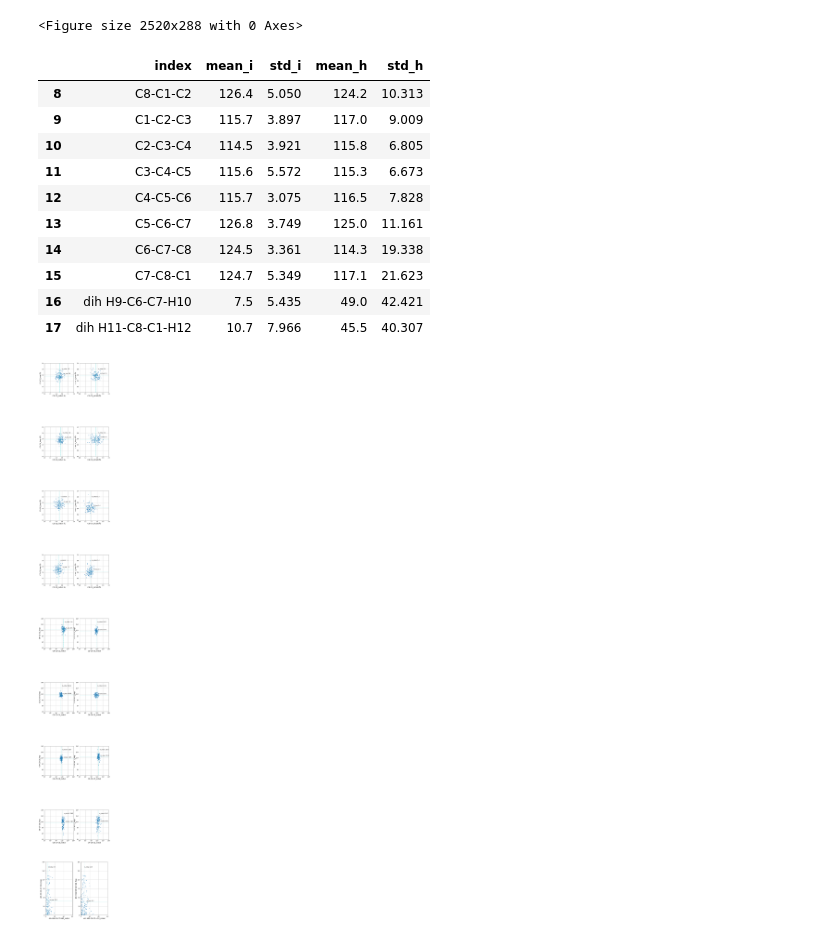
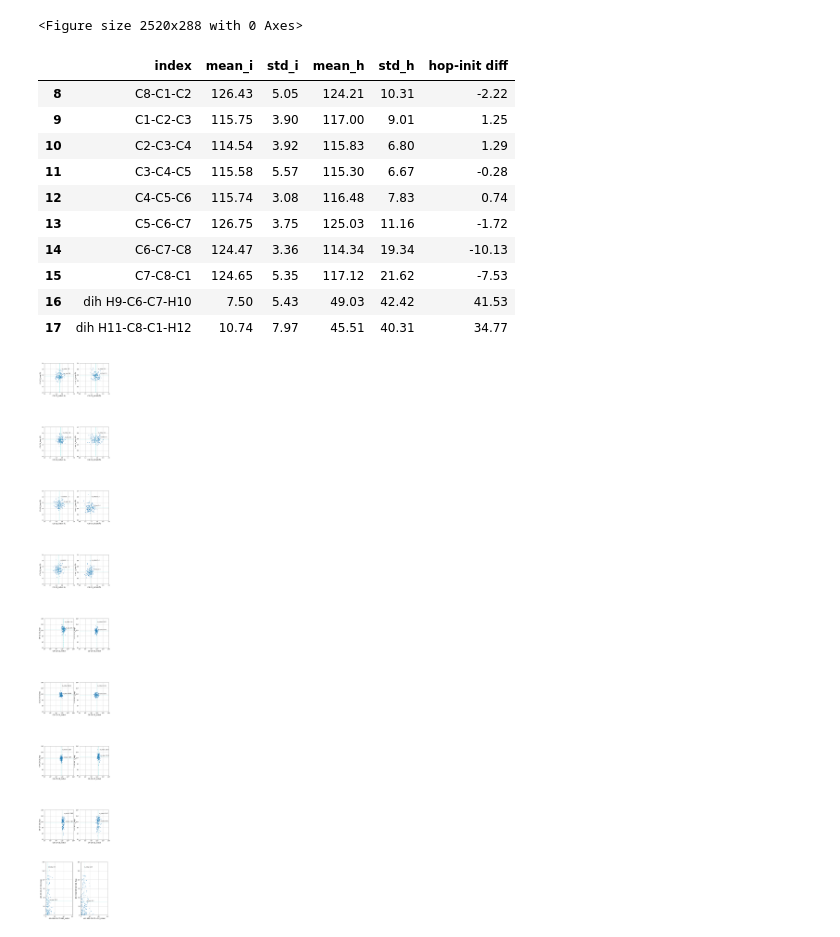
Before and after one commit to KhaiTTNguyen/Computational_Quantum_Chemistry, a Jupyter notebook: structural_influence_on_excited_state_dynamics/[Khai_Nguyen]_COD_IC_Visualization.ipynb, the cells around one changed output. Drawn from its saved outputs; the diff is of its cells as text; code cells hidden in the pictures.

```diff
--- a/structural_influence_on_excited_state_dynamics/[Khai_Nguyen]_COD_IC_Visualization.ipynb
+++ b/structural_influence_on_excited_state_dynamics/[Khai_Nguyen]_COD_IC_Visualization.ipynb
@@ -100,37 +100,41 @@ plt.savefig(output_path)
 <Figure size 2520x288 with 0 Axes>
 # %%
 # ------------------- Compute mean & stdv for dihedrals ----------------- #
+'''
+Change # sigfigs
+'''
 split_index = math.ceil(len(dih_merge.columns)/2)
-mean_initial = dih_merge.iloc[:,1:split_index].mean(axis=0).round(decimals=1).rename('mean_i').to_frame()
-mean_hop = dih_merge.iloc[:,split_index:].mean(axis=0).round(decimals=1).rename('mean_h').to_frame()
-std_initial = dih_merge.iloc[:,1:split_index].std(axis=0).round(decimals=3).rename('std_i').to_frame()
-std_hop = dih_merge.iloc[:,split_index:].std(axis=0).round(decimals=3).rename('std_h').to_frame()
+mean_initial = dih_merge.iloc[:,1:split_index].mean(axis=0).round(decimals=2).rename('mean_i').to_frame()
+mean_hop = dih_merge.iloc[:,split_index:].mean(axis=0).round(decimals=2).rename('mean_h').to_frame()
+std_initial = dih_merge.iloc[:,1:split_index].std(axis=0).round(decimals=2).rename('std_i').to_frame()
+std_hop = dih_merge.iloc[:,split_index:].std(axis=0).round(decimals=2).rename('std_h').to_frame()
 
 # ------------- set axis ----------------
 mean_initial.set_axis(hop_data.columns[1:], axis=0, inplace=True)
 mean_hop.set_axis(hop_data.columns[1:], axis=0, inplace=True)
 std_initial.set_axis(hop_data.columns[1:], axis=0, inplace=True)
 std_hop.set_axis(hop_data.columns[1:], axis=0, inplace=True)
 
 # Merge
 compare_mean = pd.concat([mean_initial, std_initial, mean_hop, std_hop], axis=1, sort=False).reset_index()                                           # axis{0/’index’, 1/’columns’},
 compare_mean.index = range(len(compare_mean))
+# compare_mean['hop-init diff'] = compare_mean['mean_h']-compare_mean['mean_i']
 
 # Strip all cols with C-H bonds
 # compare_mean.drop(range(8,20), axis=0, inplace=True)
 display(compare_mean.iloc[8:,:])
 # %% [output]
-|  | index | mean_i | std_i | mean_h | std_h |
-| 8 | C8-C1-C2 | 126.4 | 5.050 | 124.2 | 10.313 |
-| 9 | C1-C2-C3 | 115.7 | 3.897 | 117.0 | 9.009 |
-| 10 | C2-C3-C4 | 114.5 | 3.921 | 115.8 | 6.805 |
-| 11 | C3-C4-C5 | 115.6 | 5.572 | 115.3 | 6.673 |
-| 12 | C4-C5-C6 | 115.7 | 3.075 | 116.5 | 7.828 |
-| 13 | C5-C6-C7 | 126.8 | 3.749 | 125.0 | 11.161 |
-| 14 | C6-C7-C8 | 124.5 | 3.361 | 114.3 | 19.338 |
-| 15 | C7-C8-C1 | 124.7 | 5.349 | 117.1 | 21.623 |
-| 16 | dih H9-C6-C7-H10 | 7.5 | 5.435 | 49.0 | 42.421 |
-| 17 | dih H11-C8-C1-H12 | 10.7 | 7.966 | 45.5 | 40.307 |
+|  | index | mean_i | std_i | mean_h | std_h | hop-init diff |
+| 8 | C8-C1-C2 | 126.43 | 5.05 | 124.21 | 10.31 | -2.22 |
+| 9 | C1-C2-C3 | 115.75 | 3.90 | 117.00 | 9.01 | 1.25 |
+| 10 | C2-C3-C4 | 114.54 | 3.92 | 115.83 | 6.80 | 1.29 |
+| 11 | C3-C4-C5 | 115.58 | 5.57 | 115.30 | 6.67 | -0.28 |
+| 12 | C4-C5-C6 | 115.74 | 3.08 | 116.48 | 7.83 | 0.74 |
+| 13 | C5-C6-C7 | 126.75 | 3.75 | 125.03 | 11.16 | -1.72 |
+| 14 | C6-C7-C8 | 124.47 | 3.36 | 114.34 | 19.34 | -10.13 |
+| 15 | C7-C8-C1 | 124.65 | 5.35 | 117.12 | 21.62 | -7.53 |
+| 16 | dih H9-C6-C7-H10 | 7.50 | 5.43 | 49.03 | 42.42 | 41.53 |
+| 17 | dih H11-C8-C1-H12 | 10.74 | 7.97 | 45.51 | 40.31 | 34.77 |
 # %%
 # ----------------------- Plot ----------------------- #
 '''
```
Also changed, not shown: 14 other files.
